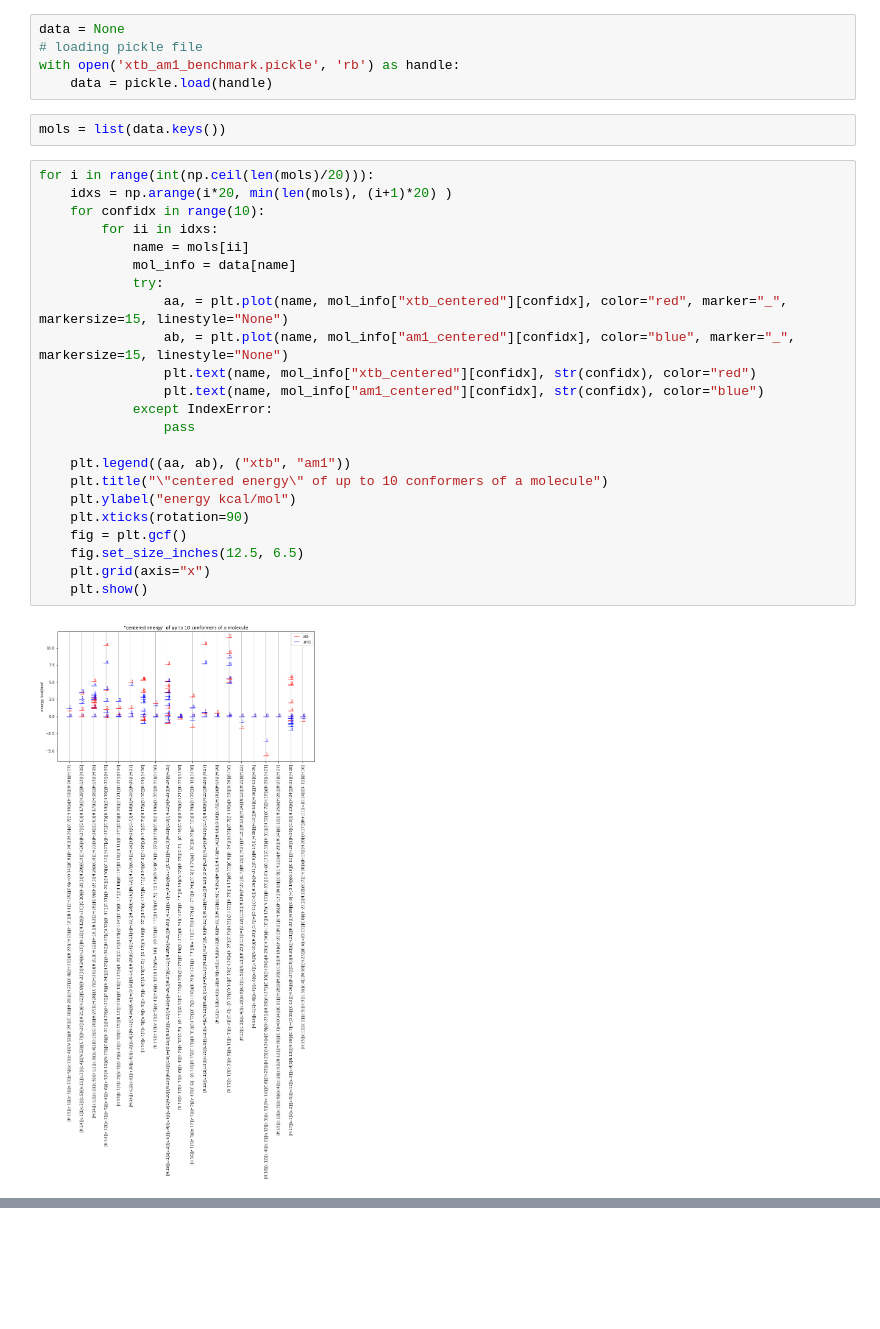
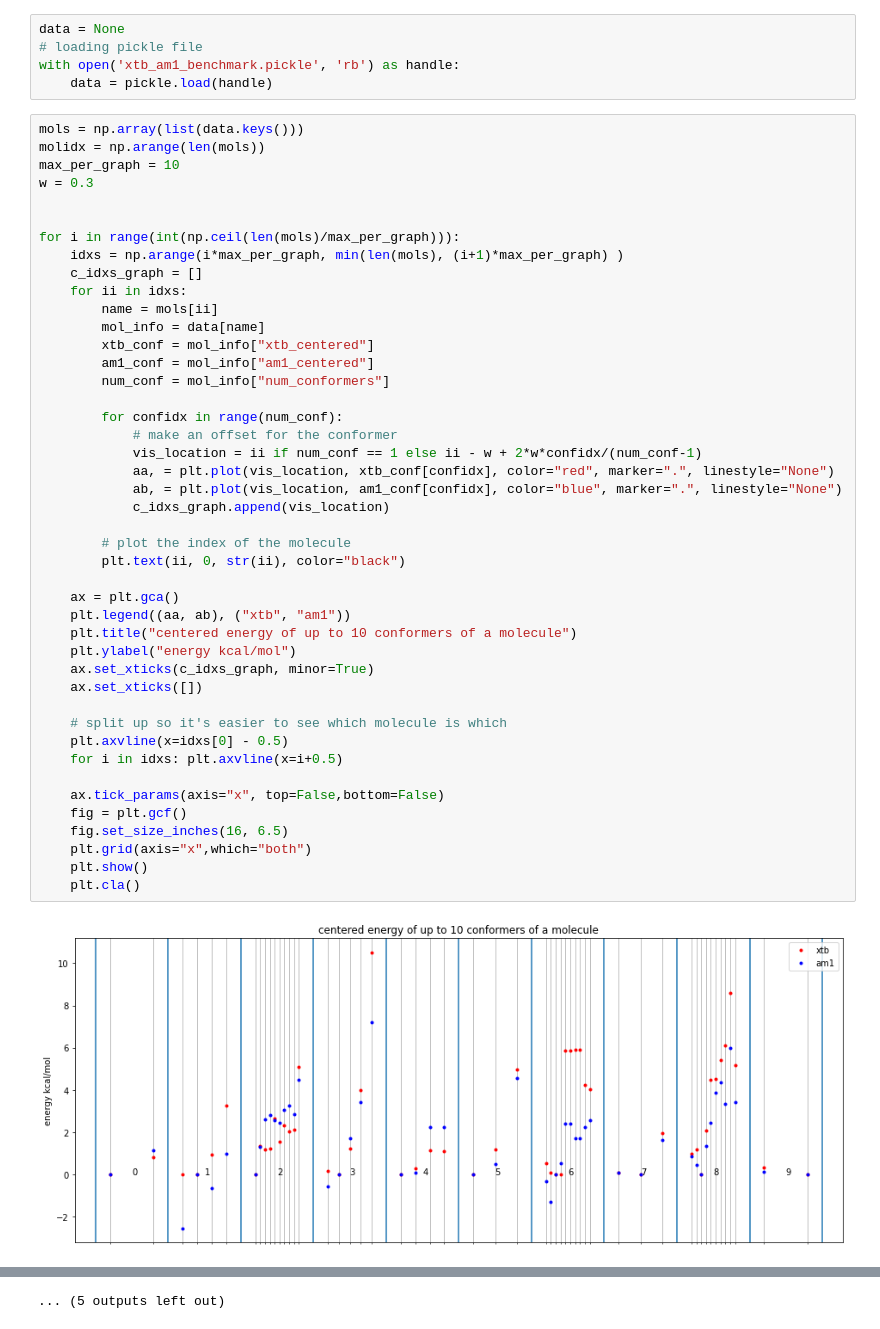
Before and after one commit to dance-pipeline/dance, a Jupyter notebook: benchmarking/xtb_am1_visualize.ipynb, the cells around one changed output, grey strips where cells are left out. Cells and saved outputs as stored; diff of their text form; blank space fills up the shorter version.

Commit message:
separate conformers in graph and use min xtb as reference

```diff
--- a/benchmarking/xtb_am1_visualize.ipynb
+++ b/benchmarking/xtb_am1_visualize.ipynb
@@ -16,30 +16,49 @@ data = None
 # loading pickle file
 with open('xtb_am1_benchmark.pickle', 'rb') as handle:
     data = pickle.load(handle)
-# %%
-mols = list(data.keys())
 # %%
-for i in range(int(np.ceil(len(mols)/20))):
-    idxs = np.arange(i*20, min(len(mols), (i+1)*20) )
-    for confidx in range(10):
-        for ii in idxs:
-            name = mols[ii]
-            mol_info = data[name]
-            try:
-                aa, = plt.plot(name, mol_info["xtb_centered"][confidx], color="red", marker="_", markersize=15, linestyle="None")
-                ab, = plt.plot(name, mol_info["am1_centered"][confidx], color="blue", marker="_", markersize=15, linestyle="None")
-                plt.text(name, mol_info["xtb_centered"][confidx], str(confidx), color="red")
-                plt.text(name, mol_info["am1_centered"][confidx], str(confidx), color="blue")
-            except IndexError:
-                pass
+mols = np.array(list(data.keys()))
+molidx = np.arange(len(mols))
+max_per_graph = 10
+w = 0.3
 
+
+for i in range(int(np.ceil(len(mols)/max_per_graph))):
+    idxs = np.arange(i*max_per_graph, min(len(mols), (i+1)*max_per_graph) )
+    c_idxs_graph = []
+    for ii in idxs:
+        name = mols[ii]
+        mol_info = data[name]
+        xtb_conf = mol_info["xtb_centered"]
+        am1_conf = mol_info["am1_centered"]
+        num_conf = mol_info["num_conformers"]
+
+        for confidx in range(num_conf):
+            # make an offset for the conformer
+            vis_location = ii if num_conf == 1 else ii - w + 2*w*confidx/(num_conf-1)
+            aa, = plt.plot(vis_location, xtb_conf[confidx], color="red", marker=".", linestyle="None")
+            ab, = plt.plot(vis_location, am1_conf[confidx], color="blue", marker=".", linestyle="None")
+            c_idxs_graph.append(vis_location)
+
+        # plot the index of the molecule
+        plt.text(ii, 0, str(ii), color="black")
+
+    ax = plt.gca()
     plt.legend((aa, ab), ("xtb", "am1"))
-    plt.title("\"centered energy\" of up to 10 conformers of a molecule")
+    plt.title("centered energy of up to 10 conformers of a molecule")
     plt.ylabel("energy kcal/mol")
-    plt.xticks(rotation=90)
+    ax.set_xticks(c_idxs_graph, minor=True)
+    ax.set_xticks([])
+
+    # split up so it's easier to see which molecule is which
+    plt.axvline(x=idxs[0] - 0.5)
+    for i in idxs: plt.axvline(x=i+0.5)
+
+    ax.tick_params(axis="x", top=False,bottom=False)
     fig = plt.gcf()
-    fig.set_size_inches(12.5, 6.5)
-    plt.grid(axis="x")
+    fig.set_size_inches(16, 6.5)
+    plt.grid(axis="x",which="both")
     plt.show()
+    plt.cla()
 # %% [output]
-[figure, old version]
+[figure, new version]
@@ -52,0 +76 @@ for i in range(int(np.ceil(len(mols)/20))):
+... (5 outputs left out)
```
Also changed, not shown: parts of 2 cells of this notebook, 4 other files.
